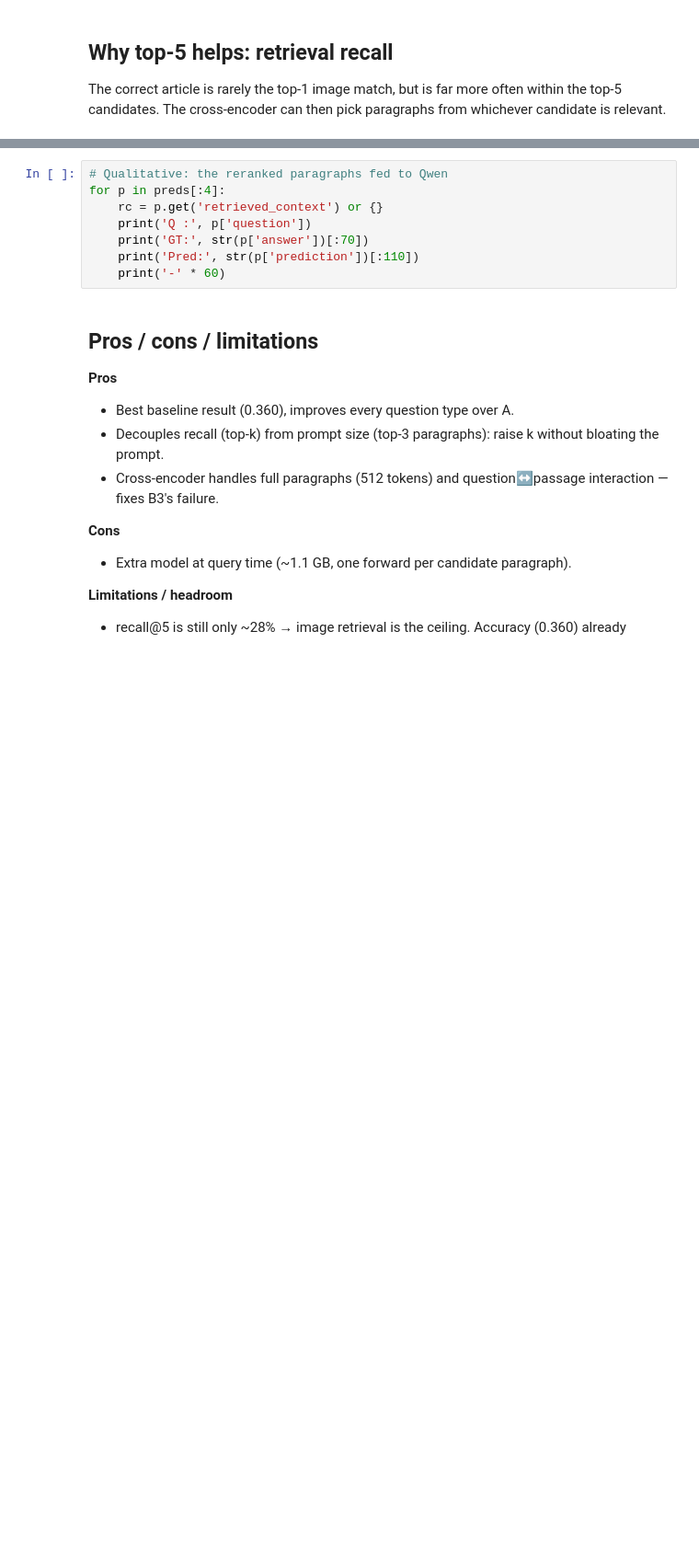
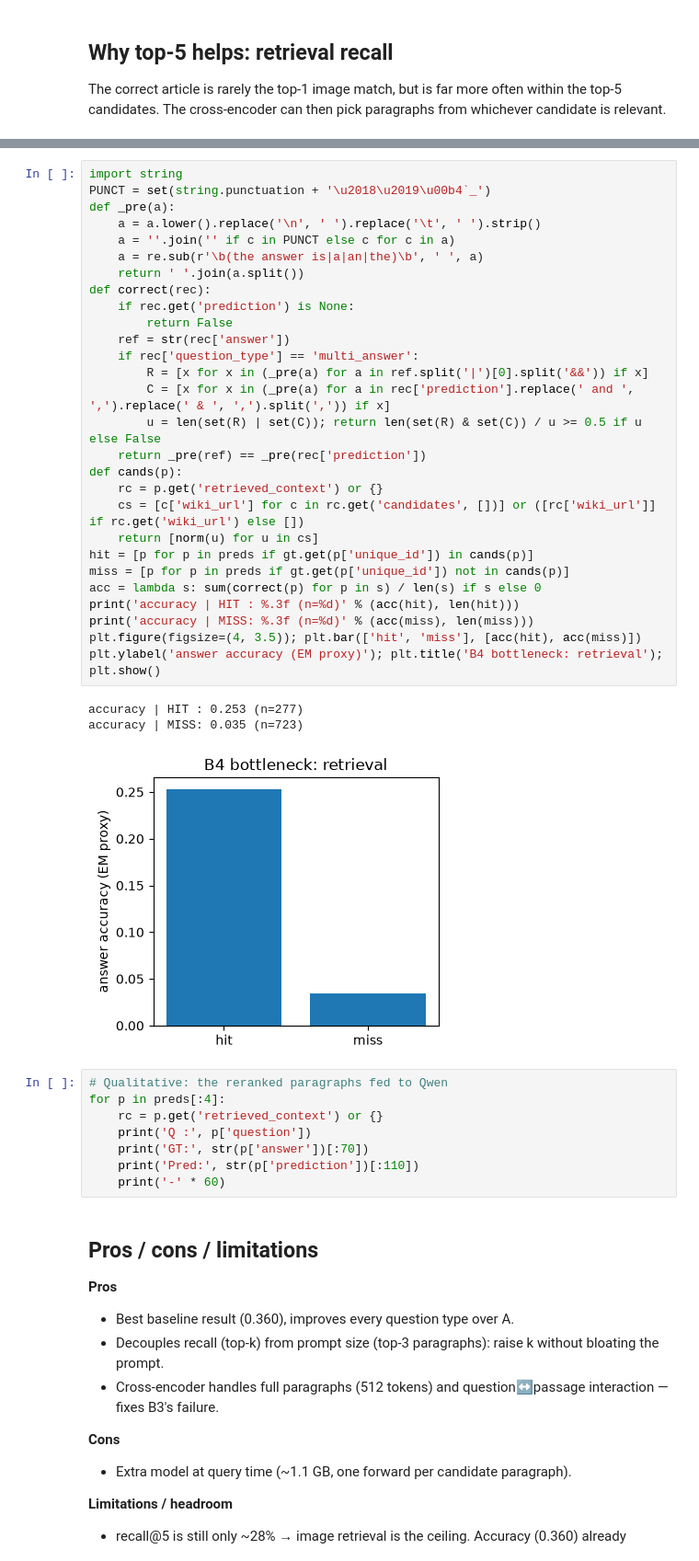
Before and after one commit to isabella-capp/Multimodal-Agentic-RAG-System, a Jupyter notebook: notebooks/strategies/B4_topk5_crossencoder.ipynb, the cells around one changed output, grey strips where cells are left out. Shown at 92% size. Cells and saved outputs as stored; diff of their text form; blank space fills up the shorter version.

```diff
--- a/notebooks/strategies/B4_topk5_crossencoder.ipynb
+++ b/notebooks/strategies/B4_topk5_crossencoder.ipynb
@@ -51,3 +61,35 @@ plt.show()
+# %%
+import string
+PUNCT = set(string.punctuation + '\u2018\u2019\u00b4`_')
+def _pre(a):
+    a = a.lower().replace('\n', ' ').replace('\t', ' ').strip()
+    a = ''.join('' if c in PUNCT else c for c in a)
+    a = re.sub(r'\b(the answer is|a|an|the)\b', ' ', a)
+    return ' '.join(a.split())
+def correct(rec):
+    if rec.get('prediction') is None:
+        return False
+    ref = str(rec['answer'])
+    if rec['question_type'] == 'multi_answer':
+        R = [x for x in (_pre(a) for a in ref.split('|')[0].split('&&')) if x]
+        C = [x for x in (_pre(a) for a in rec['prediction'].replace(' and ', ',').replace(' & ', ',').split(',')) if x]
+        u = len(set(R) | set(C)); return len(set(R) & set(C)) / u >= 0.5 if u else False
+    return _pre(ref) == _pre(rec['prediction'])
+def cands(p):
+    rc = p.get('retrieved_context') or {}
+    cs = [c['wiki_url'] for c in rc.get('candidates', [])] or ([rc['wiki_url']] if rc.get('wiki_url') else [])
+    return [norm(u) for u in cs]
+hit = [p for p in preds if gt.get(p['unique_id']) in cands(p)]
+miss = [p for p in preds if gt.get(p['unique_id']) not in cands(p)]
+acc = lambda s: sum(correct(p) for p in s) / len(s) if s else 0
+print('accuracy | HIT : %.3f (n=%d)' % (acc(hit), len(hit)))
+print('accuracy | MISS: %.3f (n=%d)' % (acc(miss), len(miss)))
+plt.figure(figsize=(4, 3.5)); plt.bar(['hit', 'miss'], [acc(hit), acc(miss)])
+plt.ylabel('answer accuracy (EM proxy)'); plt.title('B4 bottleneck: retrieval'); plt.show()
+# %% [output]
+accuracy | HIT : 0.253 (n=277)
+accuracy | MISS: 0.035 (n=723)
+[figure, added]
 # %%
 # Qualitative: the reranked paragraphs fed to Qwen
 for p in preds[:4]:
```
Also changed, not shown: parts of 3 cells of this notebook, 7 other files.
